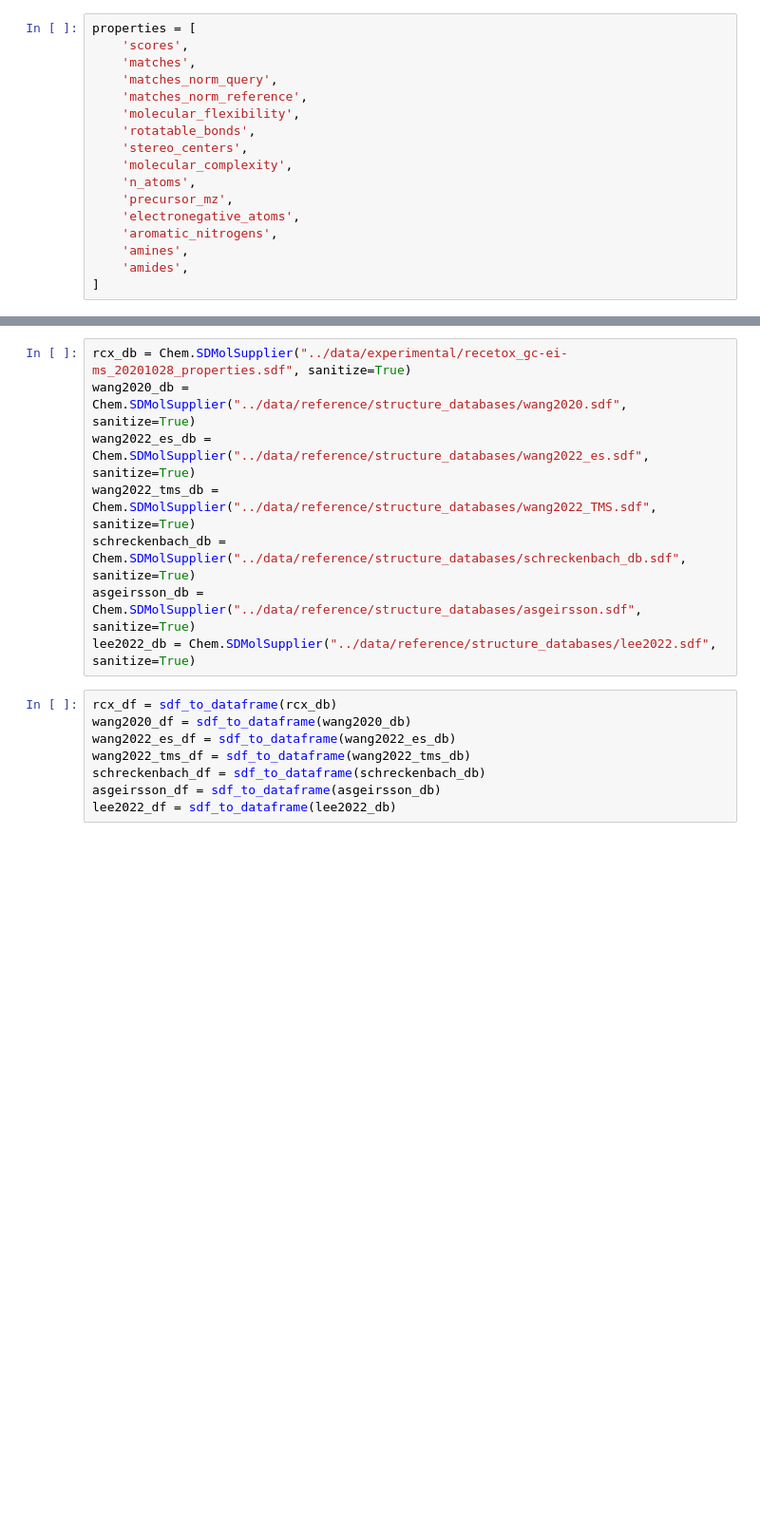
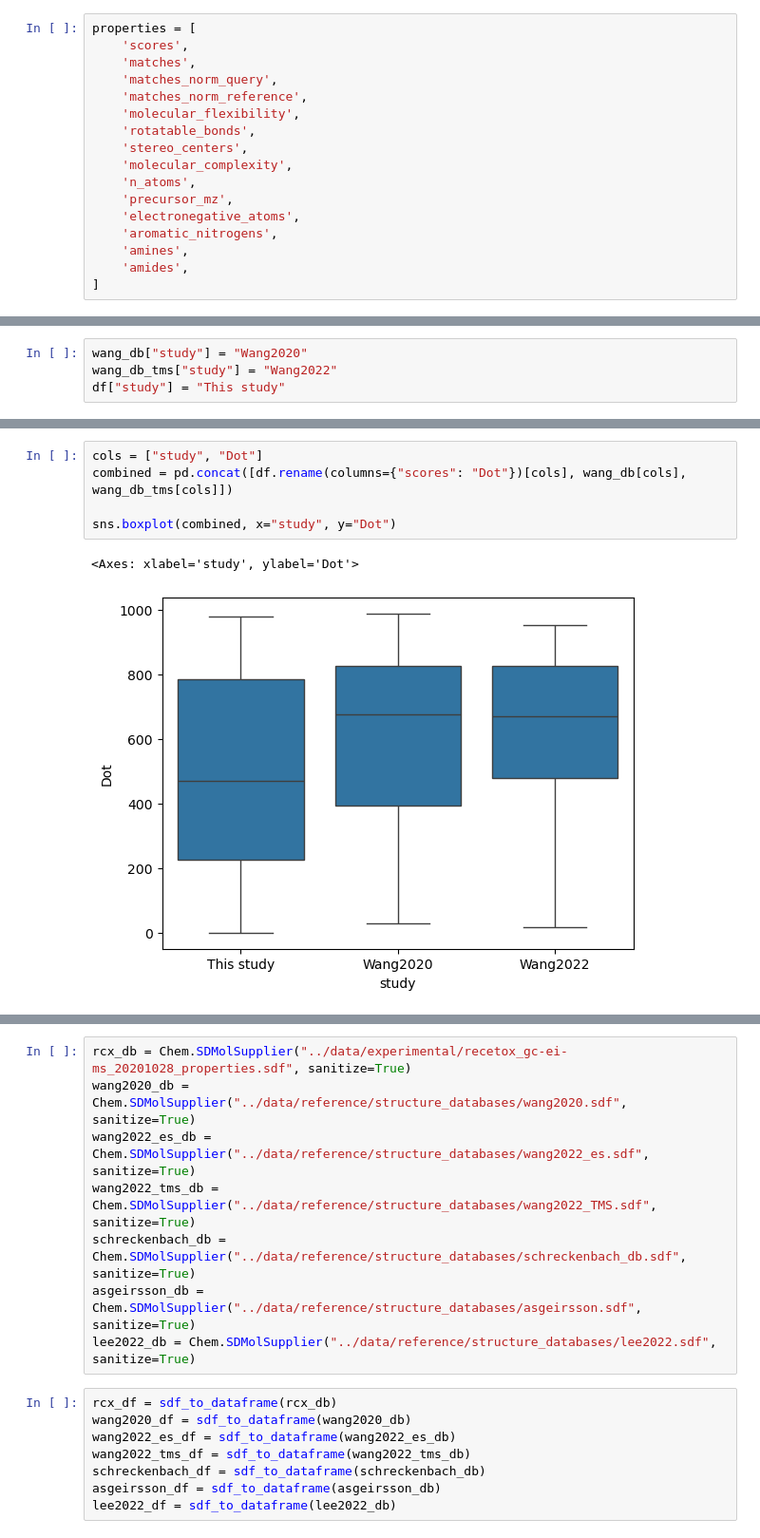
Before and after one commit to RECETOX/ei_spectra_predictions, a Jupyter notebook: analysis/Python_scripts/comparisons.ipynb, the cells around one changed output, grey strips where cells are left out. Shown at 95% size. Drawn from its saved outputs; the diff is of its cells as text; blank space fills up the shorter version.

```diff
--- a/analysis/Python_scripts/comparisons.ipynb
+++ b/analysis/Python_scripts/comparisons.ipynb
@@ -61,0 +63,4 @@ our_means = df[properties].mean()
+# %%
+wang_db["study"] = "Wang2020"
+wang_db_tms["study"] = "Wang2022"
+df["study"] = "This study"
@@ -61,0 +75,8 @@ our_means = df[properties].mean()
+# %%
+cols = ["study", "Dot"]
+combined = pd.concat([df.rename(columns={"scores": "Dot"})[cols], wang_db[cols], wang_db_tms[cols]])
+
+sns.boxplot(combined, x="study", y="Dot")
+# %% [output]
+<Axes: xlabel='study', ylabel='Dot'>
+[figure, added]
```
Also changed, not shown: parts of 11 cells of this notebook, 11 other files.
